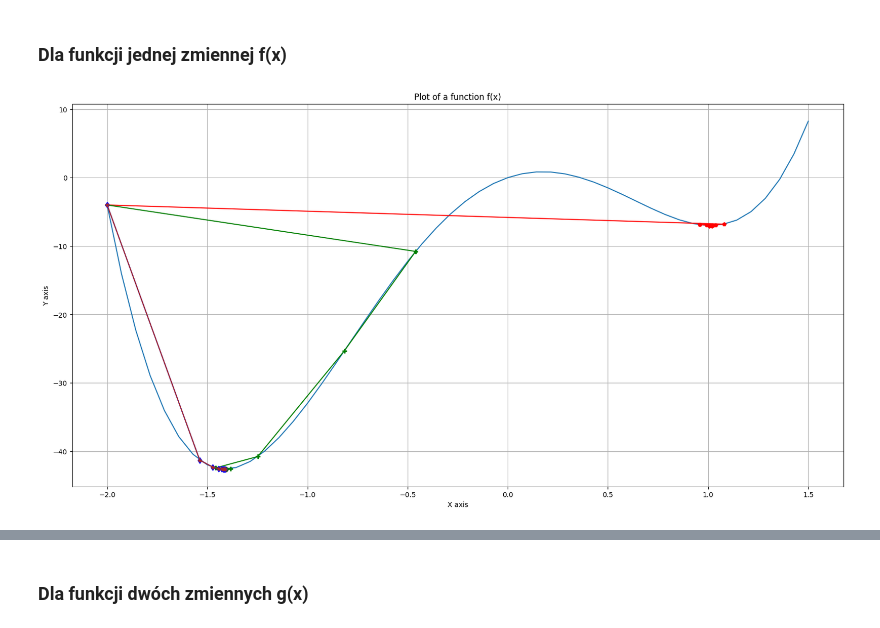
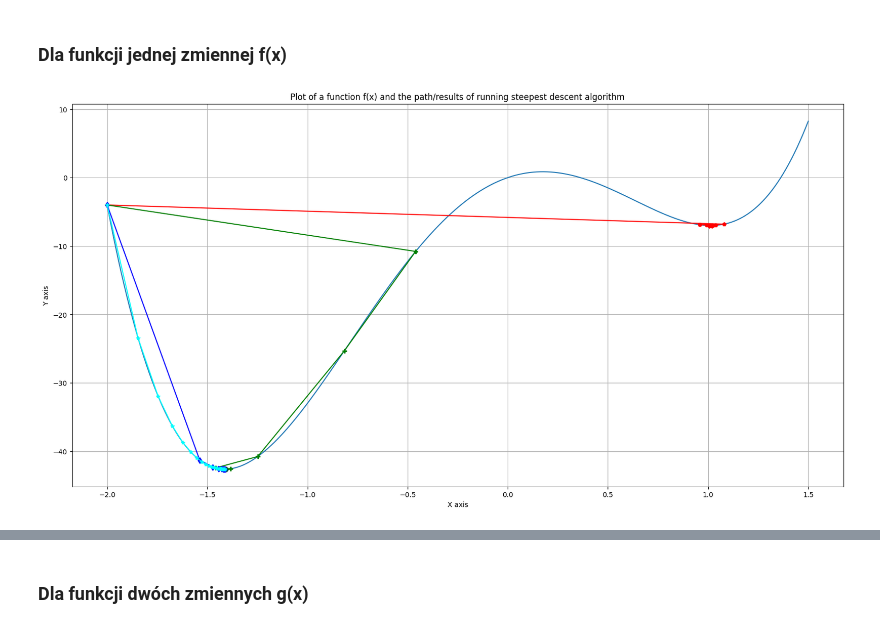
Before and after one commit to goshakowska/AI_steepest_decent, a Jupyter notebook: WSI_LAB1.ipynb, the cells around one changed output, grey strips where cells are left out. Cells and saved outputs as stored; diff of their text form; code cells hidden in the pictures.

```diff
--- a/WSI_LAB1.ipynb
+++ b/WSI_LAB1.ipynb
@@ -243,7 +243,7 @@ plt.show()
 # %% [markdown]
 ### Dla funkcji jednej zmiennej f(x)
 # %%
-x_values = np.linspace(-2, 1.5)
+x_values = np.linspace(-2, 1.5, num=1000)
 y_values = [f_function(x) for x in  x_values]
 # %%
 analysed_graph_points_2d_3, local_minimum_2d_3, iterations_performed_2d_3 = gradient_descent_2d(1, -2, 0.02)
@@ -255,41 +255,33 @@ x_minimum_2d_4 = local_minimum_2d_4
 analysed_graph_points_2d_5, local_minimum_2d_5, iterations_performed_2d_5 = gradient_descent_2d(1, -2, 0.003)
 x_minimum_2d_5 = local_minimum_2d_5
 
-analysed_graph_points_2d_6, local_minimum_2d_6, iterations_performed_2d_6 = gradient_descent_2d(1, -2, 0.003)
+analysed_graph_points_2d_6, local_minimum_2d_6, iterations_performed_2d_6 = gradient_descent_2d(1, -2, 0.001)
 x_minimum_2d_6 = local_minimum_2d_6
 # %%
 fig, ax = plt.subplots()
 
 ax.plot(x_values, y_values)
 
 ax.set(xlabel='X axis', ylabel='Y axis',
-       title='Plot of a function f(x)')
+       title='Plot of a function f(x) and the path/results of running steepest descent algorithm')
 ax.grid()
 
 
 path_to_minimum_3 = ax.plot(analysed_graph_points_2d_3, [f_function(x) for x in analysed_graph_points_2d_3],  marker="p",  c="red")
-
 marked_minimum_3 = ax.scatter(x_minimum_2d_3, f_function(x_minimum_2d_3), marker="X", c="red", label="Global minimum", s=50)
-# legend = ax.legend(handles=[marked_minimum_3], loc='upper right')
 
 
-path_to_minimum_4 = ax.plot(analysed_graph_points_2d_4, [f_function(x) for x in analysed_graph_points_2d_4],  marker="P",  c="green")
-
+path_to_minimum_4 = ax.plot(analysed_graph_points_2d_4, [f_function(x) for x in analysed_graph_points_2d_4], marker="P",  c="green")
 marked_minimum_4 = ax.scatter(x_minimum_2d_4, f_function(x_minimum_2d_4), marker="X", c="green", label="Global minimum", s=50)
-# legend = ax.legend(handles=[marked_minimum_4], loc='upper right')
 
 
-path_to_minimum_5 = ax.plot(analysed_graph_points_2d_5, [f_function(x) for x in analysed_graph_points_2d_5],  marker="d",  c="blue")
-
+path_to_minimum_5 = ax.plot(analysed_graph_points_2d_5, [f_function(x) for x in analysed_graph_points_2d_5], marker="d",  c="blue")
 marked_minimum_5 = ax.scatter(x_minimum_2d_5, f_function(x_minimum_2d_5), marker="X", c="blue", label="Global minimum", s=50)
-# legend = ax.legend(handles=[marked_minimum_5], loc='upper right')
 
 
-path_to_minimum_6 = ax.plot(analysed_graph_points_2d_6, [f_function(x) for x in analysed_graph_points_2d_6],  marker="*",  c="brown")
-
+path_to_minimum_6 = ax.plot(analysed_graph_points_2d_6, [f_function(x) for x in analysed_graph_points_2d_6], marker="*",  c="cyan")
 marked_minimum_6 = ax.scatter(x_minimum_2d_6, f_function(x_minimum_2d_6), marker="X", c="brown", label="Global minimum", s=50)
-# legend = ax.legend(handles=[marked_minimum_6], loc='upper right')
 
 plt.show()
 # %% [output]
-[figure, old version]
+[figure, new version]
```
Also changed, not shown: parts of 7 cells of this notebook.
